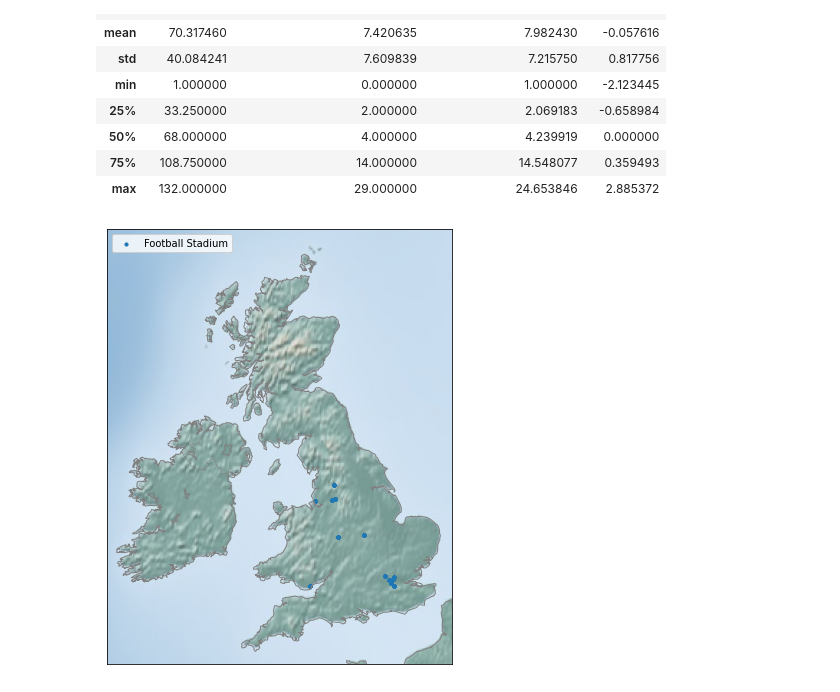
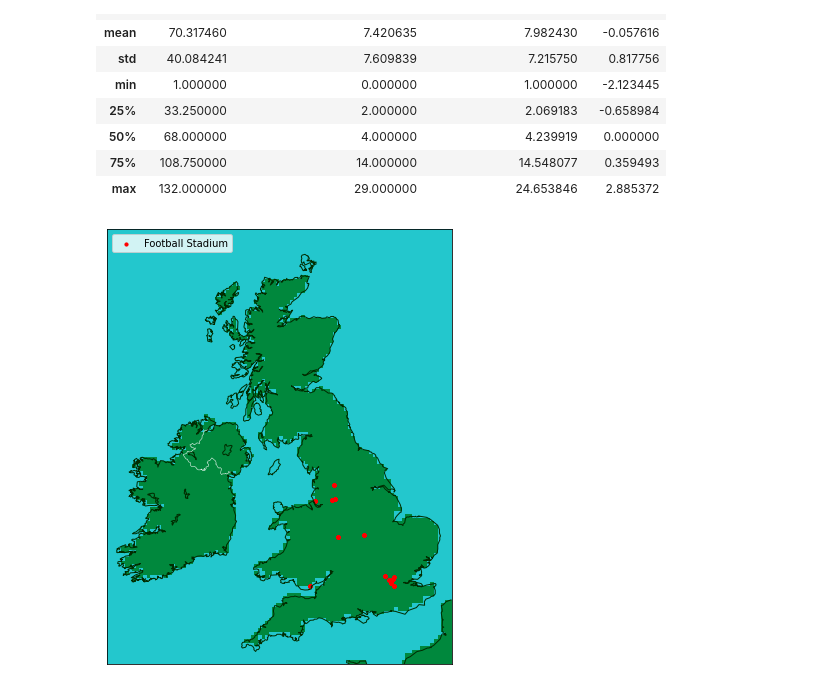
Before and after one commit to jakegodsall/road-traffic-accidents-2019, a Jupyter notebook: notebooks/hypothesis_football.ipynb, the cells around one changed output. Saved outputs shown, nothing was run; the diff lists cells and outputs as text; code cells hidden in the pictures.

Commit message:
changed colouring of basemap plots

```diff
--- a/notebooks/hypothesis_football.ipynb
+++ b/notebooks/hypothesis_football.ipynb
@@ -213,20 +213,21 @@ stadium_coords = football.filter(['latitude', 'longitude'])
 # %%
 fig = plt.figure(figsize=(8, 8))
 m = Basemap(llcrnrlon=-10.5,llcrnrlat=49.5,urcrnrlon=3.5,urcrnrlat=59.5,
             resolution='i',projection='tmerc',lon_0=-4.36,lat_0=54.7)
-m.shadedrelief()
-m.drawcoastlines(color='grey')
-m.drawcountries(color='gray')
+m.drawcoastlines(color='#012C00')
+m.drawcountries(color='white')
+m.drawlsmask(land_color='#00883D', ocean_color='#23C7CD',lakes=True)
 
 m.scatter(stadium_coords.longitude, stadium_coords.latitude,
           latlon=True,
           alpha=1,
           s=10,
           marker='o',
-          label='Football Stadium')
+          label='Football Stadium',
+          color='red')
 
 plt.legend(loc='upper left')
 
 fig.savefig(plots_dir / 'stadiums')
 # %% [output]
-[figure, old version]
+[figure, new version]
```
Also changed, not shown: parts of 1 cell of this notebook, 1 other file.
